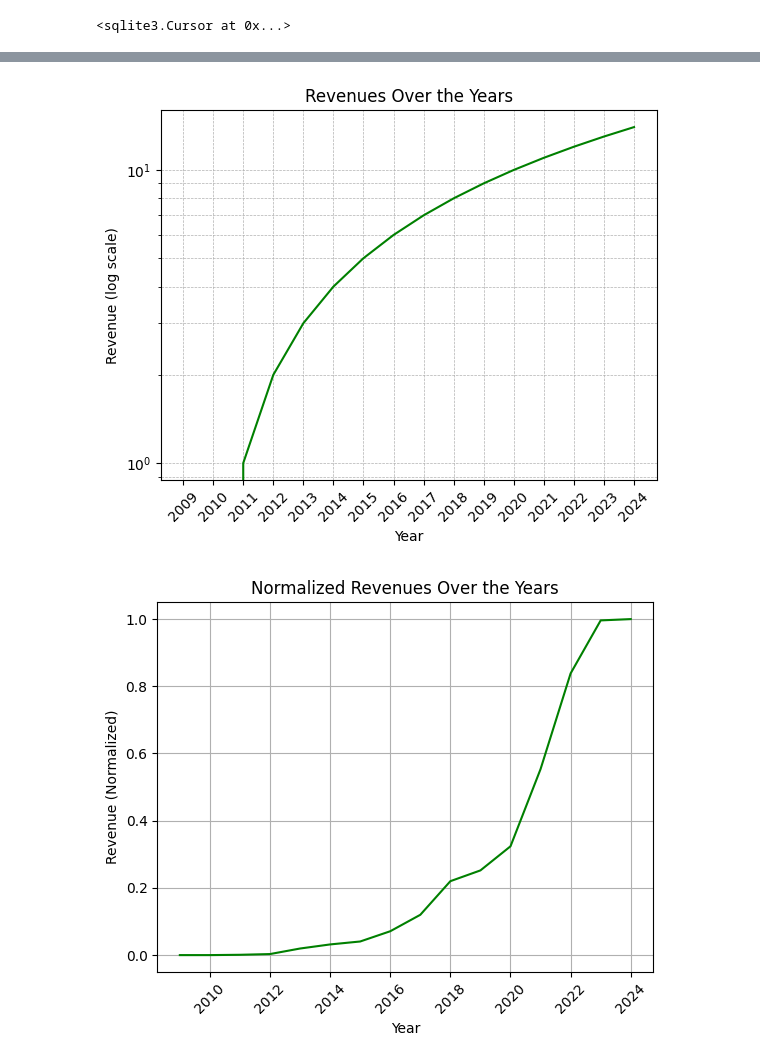
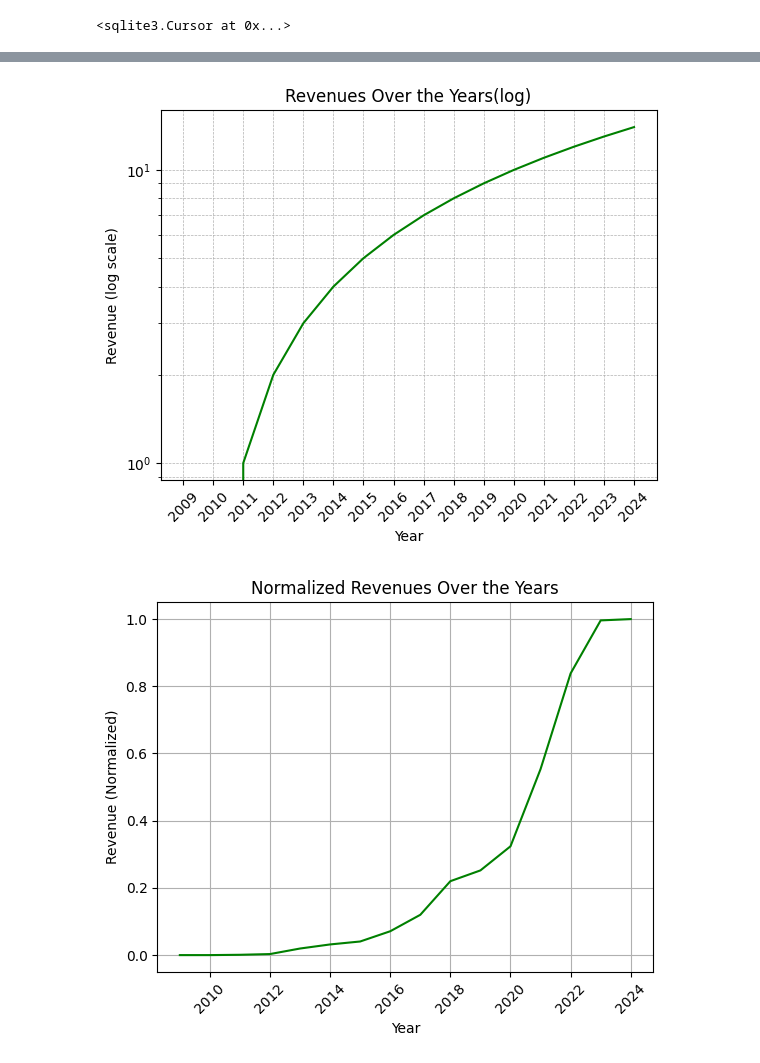
Before and after one commit to 4GeeksAcademy/LC_web-scraping-project-tutorial, a Jupyter notebook: src/app.ipynb, the cells around one changed output, grey strips where cells are left out. Cells and saved outputs as stored; diff of their text form; code cells hidden in the pictures.

```diff
--- a/src/app.ipynb
+++ b/src/app.ipynb
@@ -171,17 +169,17 @@ conn.close()
 # %%
 #Invierto el df para que la vizualisacion sea más logica y que me enseñe del 2009 a 2024 y no el contrario :
 df_asc = df1[::-1].reset_index(drop=True)
 
 plt.plot(df_asc['Year'], df_asc['Revenue'], color='green')
 plt.yscale('log')  # Escala logarítmica en Y
-plt.title('Revenues Over the Years')
+plt.title('Revenues Over the Years(log)')
 plt.xlabel('Year')
 plt.ylabel('Revenue (log scale)')
 plt.grid(True, which='both', linestyle='--', linewidth=0.5)  # Mejora la visibilidad del grid
 plt.tick_params(axis='x', rotation=45)
 plt.show()
 # %% [output]
-[figure, old version]
+[figure, new version]
 # %%
 #Datos numéricos
 df_asc['Revenue'] = pd.to_numeric(df_asc['Revenue'], errors='coerce')
```
Also changed, not shown: parts of 1 cell of this notebook.
